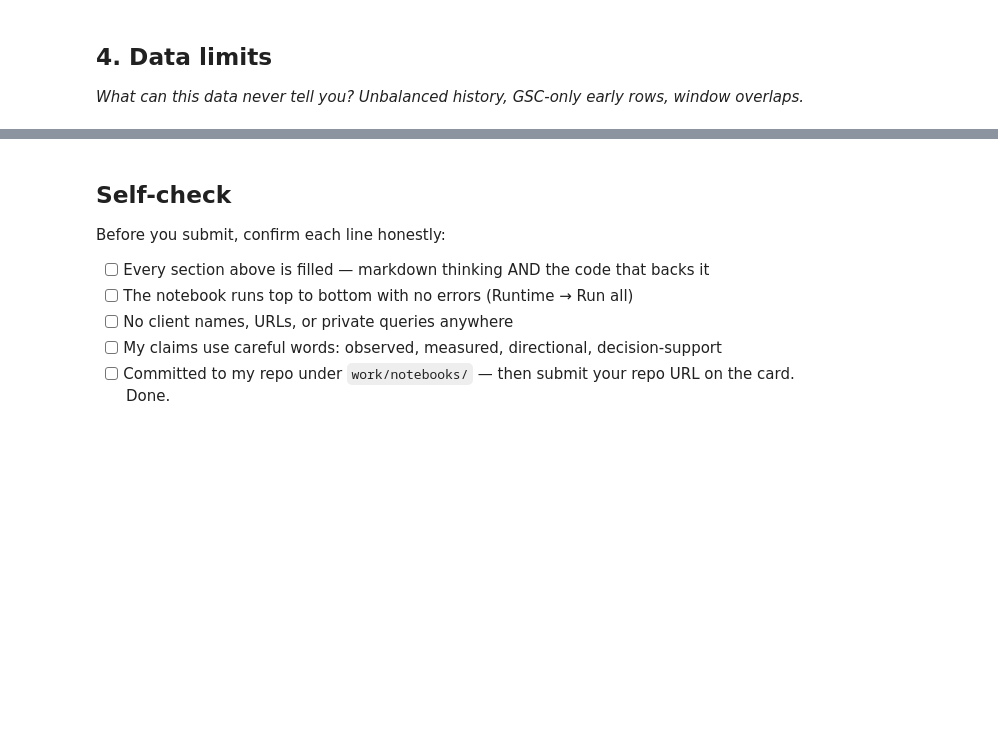
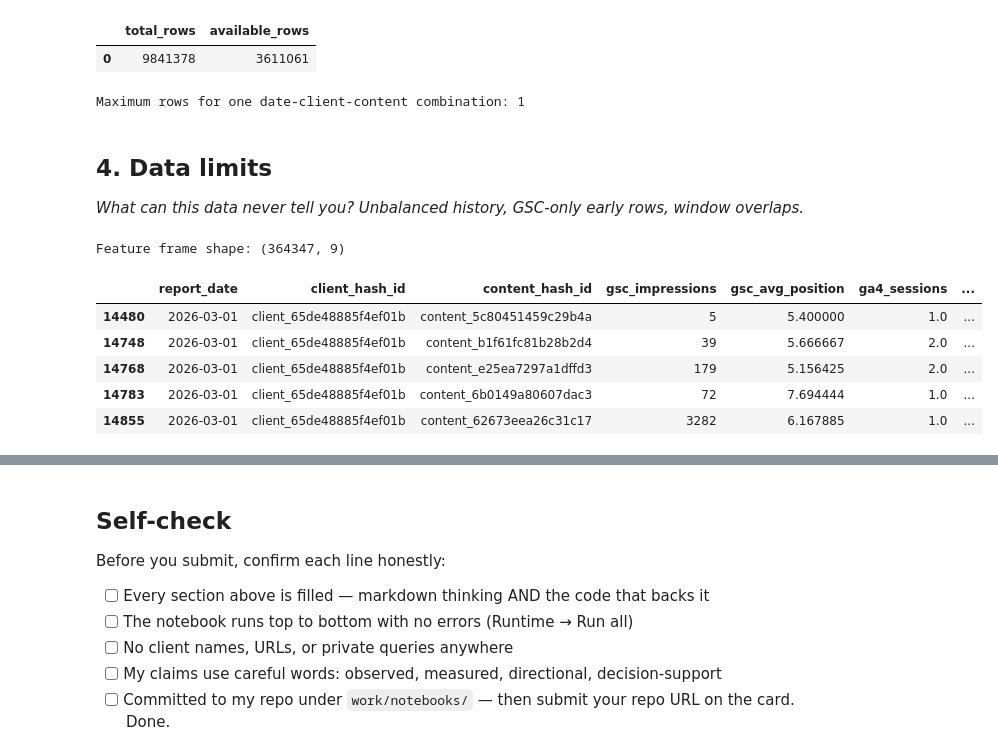
Before and after one commit to forhadmia231/flyrank-ml-internship, a Jupyter notebook: work/notebooks/w03_data_contract.ipynb, the cells around one changed output, grey strips where cells are left out. Drawn from its saved outputs; the diff is of its cells as text; code cells hidden in the pictures; blank space fills up the shorter version.

```diff
--- a/work/notebooks/w03_data_contract.ipynb
+++ b/work/notebooks/w03_data_contract.ipynb
@@ -30,3 +247,27 @@ This skeleton is yours to fill. Work the sections **in order** — each one has
+# %%
+import duckdb
+
+availability_check = duckdb.sql("""
+    SELECT
+        COUNT(*) AS total_rows,
+        COUNT(*) FILTER (
+            WHERE gsc_data_available IS TRUE
+        ) AS available_rows
+    FROM df
+""").df()
+
+availability_check
+# %% [output]
+|  | total_rows | available_rows |
+| 0 | 9841378 | 3611061 |
+# %%
+grain_check = df.groupby(
+    ["report_date", "client_hash_id", "content_hash_id"]
+).size()
+
+print("Maximum rows for one date-client-content combination:", grain_check.max())
+# %% [output]
+Maximum rows for one date-client-content combination: 1
 # %% [markdown]
 ## 4. Data limits
 
@@ -36,0 +275,28 @@ This skeleton is yours to fill. Work the sections **in order** — each one has
+# %%
+features_df = df.loc[
+    (df["gsc_data_available"] == True) &
+    (df["ga4_data_available"] == True),
+    [
+        "report_date",
+        "client_hash_id",
+        "content_hash_id",
+        "gsc_impressions",
+        "gsc_avg_position",
+        "ga4_sessions",
+        "ga4_engaged_sessions",
+        "scroll_events",
+        "gsc_clicks"
+    ]
+].copy()
+
+print("Feature frame shape:", features_df.shape)
+
+features_df.head()
+# %% [output]
+Feature frame shape: (364347, 9)
+|  | report_date | client_hash_id | content_hash_id | gsc_impressions | gsc_avg_position | ga4_sessions | ... |
+| 14480 | 2026-03-01 | client_65de48885f4ef01b | content_5c80451459c29b4a | 5 | 5.400000 | 1.0 | ... |
+| 14748 | 2026-03-01 | client_65de48885f4ef01b | content_b1f61fc81b28b2d4 | 39 | 5.666667 | 2.0 | ... |
+| 14768 | 2026-03-01 | client_65de48885f4ef01b | content_e25ea7297a1dffd3 | 179 | 5.156425 | 2.0 | ... |
+| 14783 | 2026-03-01 | client_65de48885f4ef01b | content_6b0149a80607dac3 | 72 | 7.694444 | 1.0 | ... |
+| 14855 | 2026-03-01 | client_65de48885f4ef01b | content_62673eea26c31c17 | 3282 | 6.167885 | 1.0 | ... |
```
Also changed, not shown: parts of 22 cells of this notebook.
